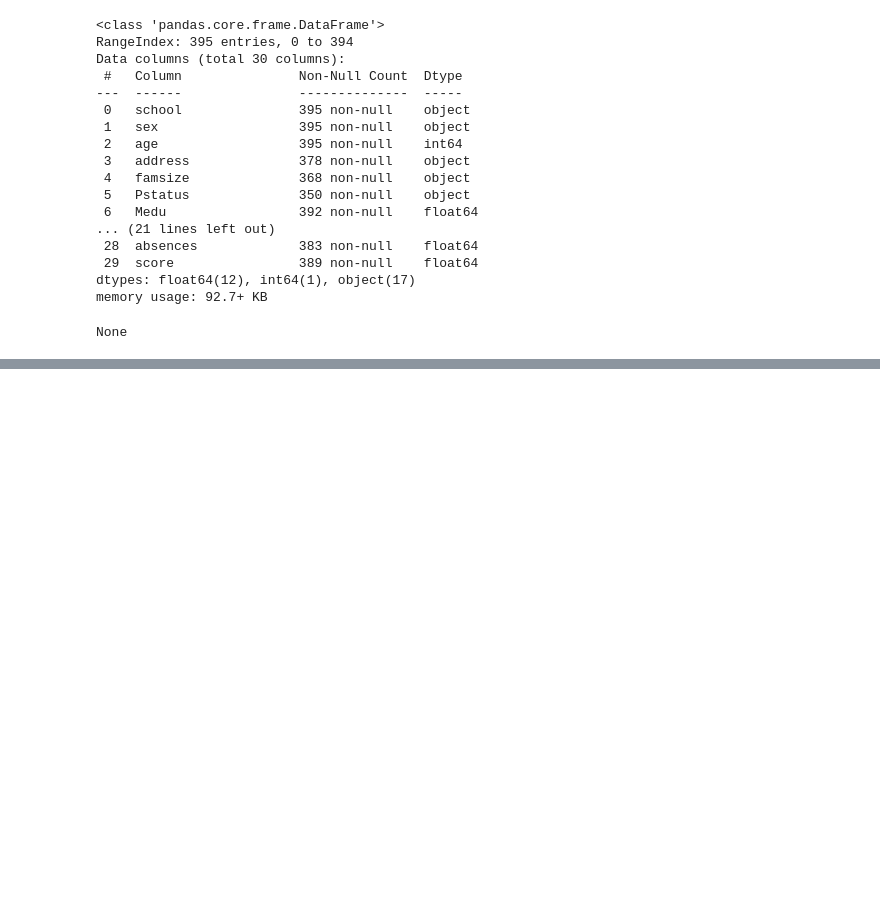
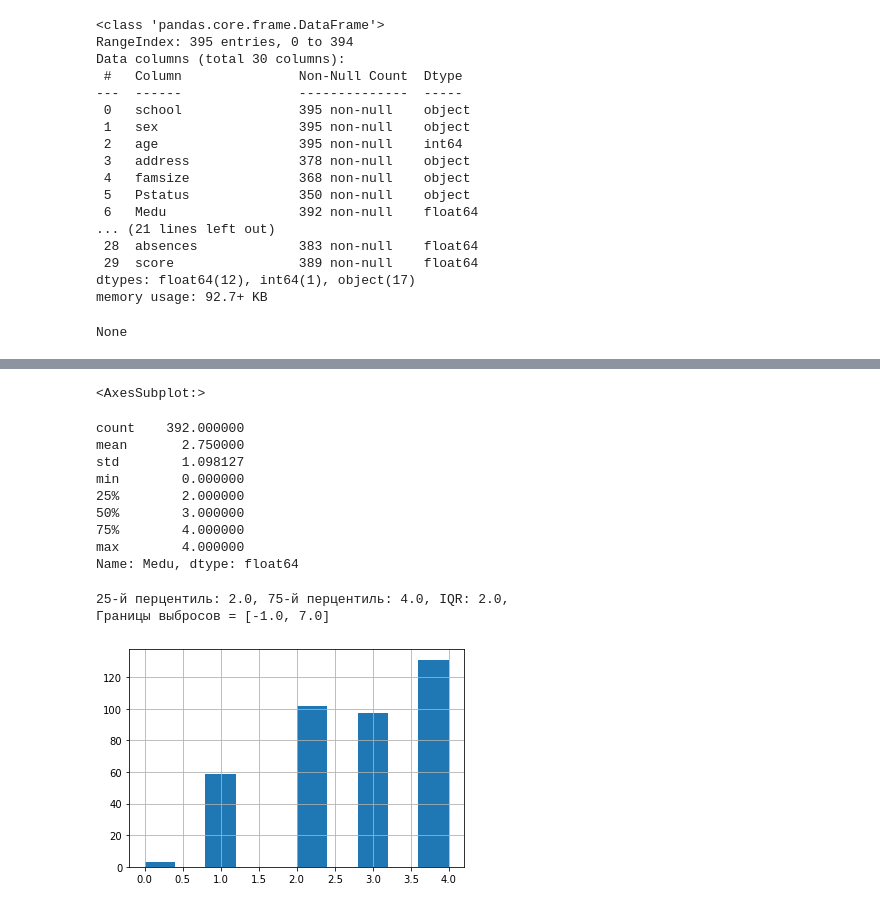
Before and after one commit to arsenbondaren/skillfactory, a Jupyter notebook: module_2/EDA_stud_math_Bandarenka.ipynb, the cells around one changed output, grey strips where cells are left out. Drawn from its saved outputs; the diff is of its cells as text; code cells hidden in the pictures; blank space fills up the shorter version.

```diff
--- a/module_2/EDA_stud_math_Bandarenka.ipynb
+++ b/module_2/EDA_stud_math_Bandarenka.ipynb
@@ -48,0 +65,16 @@ None
+# %%
+for_num_col(stud_math['Medu'])
+# %% [output]
+<AxesSubplot:>
+count    392.000000
+mean       2.750000
+std        1.098127
+min        0.000000
+25%        2.000000
+50%        3.000000
+75%        4.000000
+max        4.000000
+Name: Medu, dtype: float64
+25-й перцентиль: 2.0, 75-й перцентиль: 4.0, IQR: 2.0,
+Границы выбросов = [-1.0, 7.0]
+[figure, added]
```
Also changed, not shown: parts of 13 cells of this notebook.
